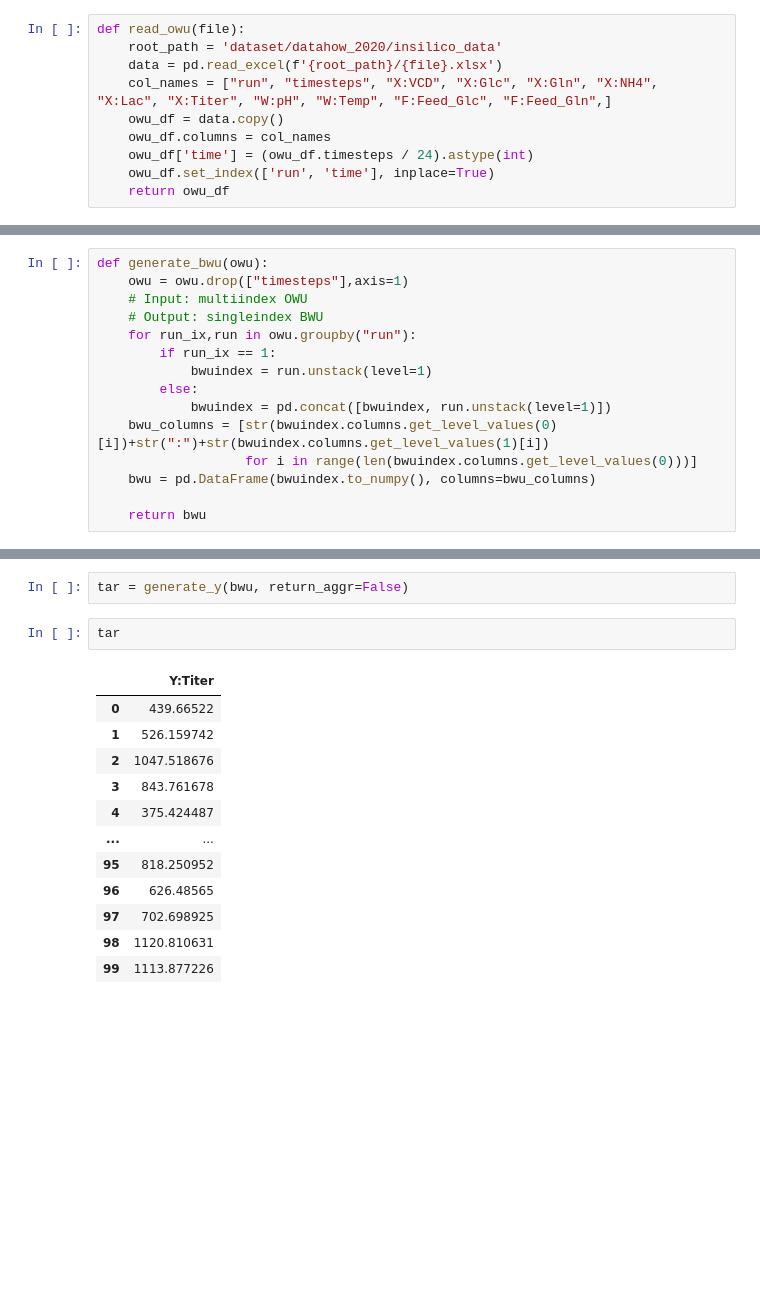
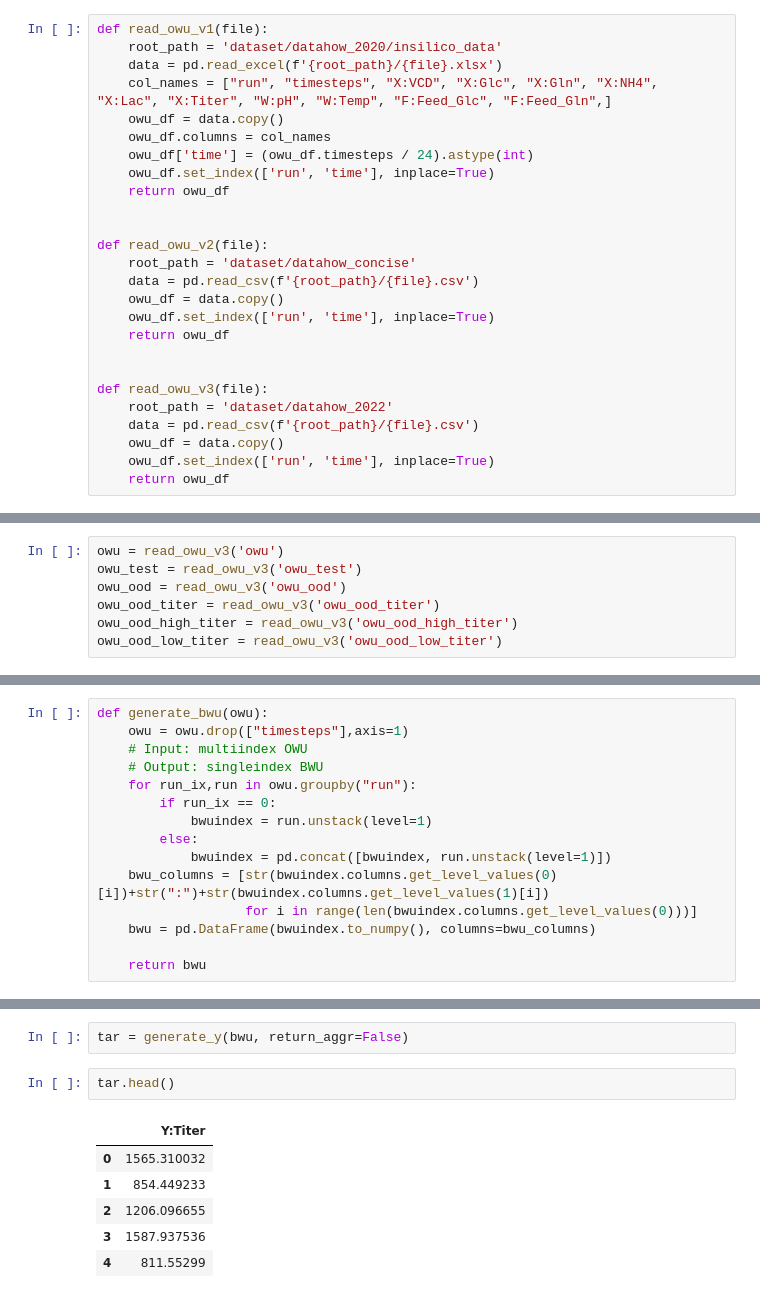
Before and after one commit to deepbiolab/diffbio, a Jupyter notebook: notebook/data_modules.ipynb, the cells around one changed output, grey strips where cells are left out. Saved outputs shown, nothing was run; the diff lists cells and outputs as text; blank space fills up the shorter version.

```diff
--- a/notebook/data_modules.ipynb
+++ b/notebook/data_modules.ipynb
@@ -12,7 +20,7 @@ import pandas as pd
 # OWU Dataset
 - Observation-wise unfolding
 # %%
-def read_owu(file):
+def read_owu_v1(file):
 	root_path = 'dataset/datahow_2020/insilico_data'
 	data = pd.read_excel(f'{root_path}/{file}.xlsx')
 	col_names = ["run", "timesteps", "X:VCD", "X:Glc", "X:Gln", "X:NH4", "X:Lac", "X:Titer", "W:pH", "W:Temp", "F:Feed_Glc", "F:Feed_Gln",]
@@ -21,3 +29,19 @@ def read_owu(file):
 	owu_df['time'] = (owu_df.timesteps / 24).astype(int)
 	owu_df.set_index(['run', 'time'], inplace=True)
 	return owu_df
+
+
+def read_owu_v2(file):
+	root_path = 'dataset/datahow_concise'
+	data = pd.read_csv(f'{root_path}/{file}.csv')
+	owu_df = data.copy()
+	owu_df.set_index(['run', 'time'], inplace=True)
+	return owu_df
+
+
+def read_owu_v3(file):
+	root_path = 'dataset/datahow_2022'
+	data = pd.read_csv(f'{root_path}/{file}.csv')
+	owu_df = data.copy()
+	owu_df.set_index(['run', 'time'], inplace=True)
+	return owu_df
@@ -26,3 +48,10 @@ owu = read_owu('rawdata')
+# %%
+owu = read_owu_v3('owu')
+owu_test = read_owu_v3('owu_test')
+owu_ood = read_owu_v3('owu_ood')
+owu_ood_titer = read_owu_v3('owu_ood_titer')
+owu_ood_high_titer = read_owu_v3('owu_ood_high_titer')
+owu_ood_low_titer = read_owu_v3('owu_ood_low_titer')
 # %%
 owu.head(20)
 # %% [output]
@@ -53,7 +82,7 @@ def generate_bwu(owu):
     # Input: multiindex OWU
     # Output: singleindex BWU
     for run_ix,run in owu.groupby("run"):
-        if run_ix == 1:
+        if run_ix == 0:
             bwuindex = run.unstack(level=1)
         else:
             bwuindex = pd.concat([bwuindex, run.unstack(level=1)])
@@ -116,17 +145,11 @@ def generate_y(bwu, return_aggr=False):
 # %%
 tar = generate_y(bwu, return_aggr=False)
 # %%
-tar
+tar.head()
 # %% [output]
 |  | Y:Titer |
-| 0 | 439.66522 |
-| 1 | 526.159742 |
-| 2 | 1047.518676 |
-| 3 | 843.761678 |
-| 4 | 375.424487 |
-| ... | ... |
-| 95 | 818.250952 |
-| 96 | 626.48565 |
-| 97 | 702.698925 |
-| 98 | 1120.810631 |
-| 99 | 1113.877226 |
+| 0 | 1565.310032 |
+| 1 | 854.449233 |
+| 2 | 1206.096655 |
+| 3 | 1587.937536 |
+| 4 | 811.55299 |
```
Also changed, not shown: parts of 11 cells of this notebook, 17 other files.
